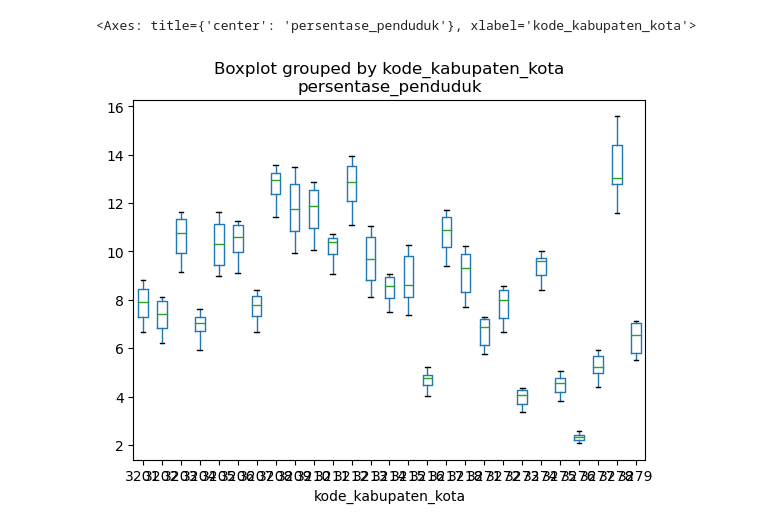
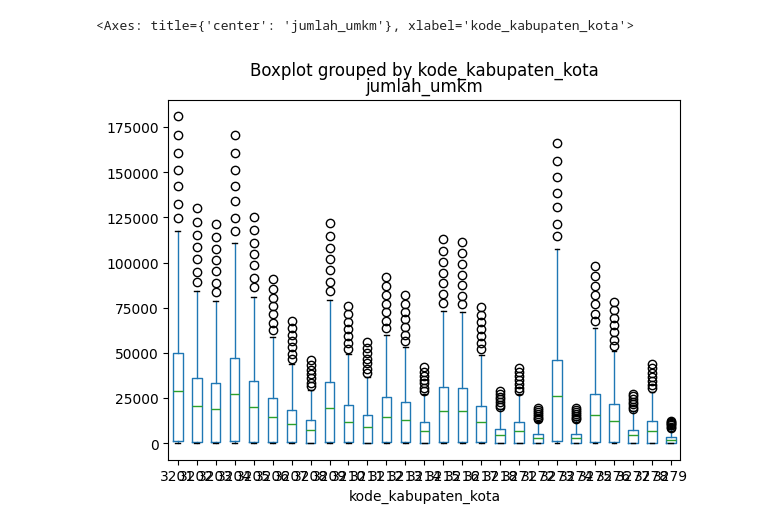
Before and after one commit to AlfiFaiz/data_mining, a Jupyter notebook: kelompok 4.ipynb, the cells around one changed output. Saved outputs shown, nothing was run; the diff lists cells and outputs as text; code cells hidden in the pictures.

Commit message:
data_baru

```diff
--- a/kelompok 4.ipynb
+++ b/kelompok 4.ipynb
@@ -5,6 +12,6 @@ import pandas as pd
 import matplotlib.pyplot as plt
 import seaborn as sns
 # %%
-df = pd.read_csv("D:\\kuliah\\sem3\\data mining\\data.jabarprov.go.id\\bps-od_17058_persentase_penduduk_miskin_berdasarkan_kabupatenkota_data.csv")
-df.head(32)
+df = pd.read_csv("D:\\kuliah\\sem3\\data mining\\data.jabarprov.go.id\\umkm.csv")
+df.head()
 # %% [output]
@@ -107,5 +43,5 @@ df3.head(32)
 # %%
-df3.boxplot(by ='kode_kabupaten_kota', column =['persentase_penduduk'], grid = False)
+df.boxplot(by ='kode_kabupaten_kota', column =['jumlah_umkm'], grid = False)
 # %% [output]
-<Axes: title={'center': 'persentase_penduduk'}, xlabel='kode_kabupaten_kota'>
+<Axes: title={'center': 'jumlah_umkm'}, xlabel='kode_kabupaten_kota'>
-[figure, old version]
+[figure, new version]
```
Also changed, not shown: parts of 8 cells of this notebook, 2 other files.
